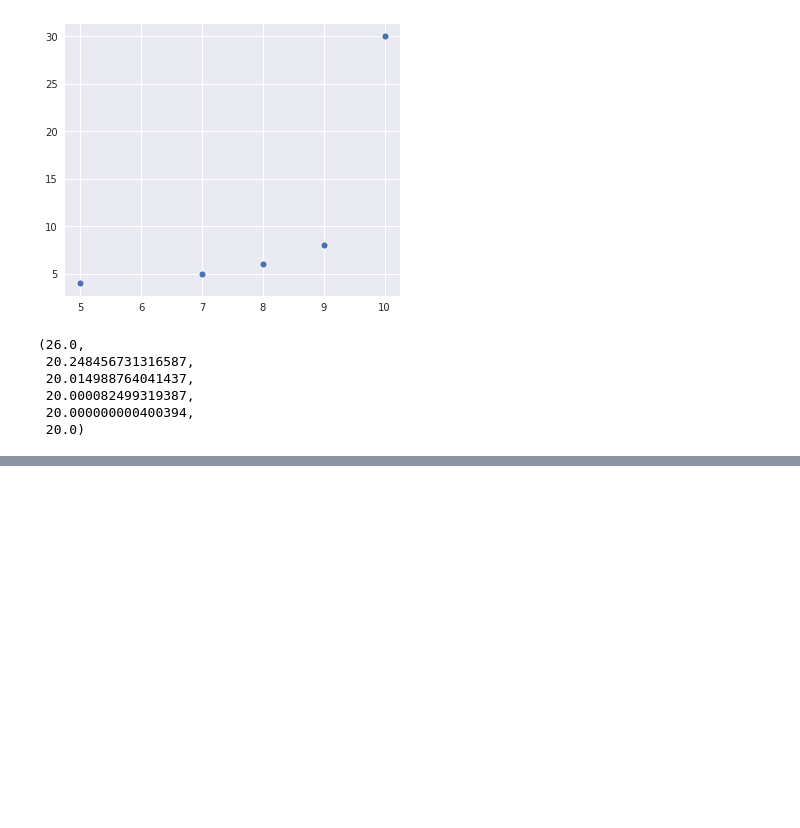
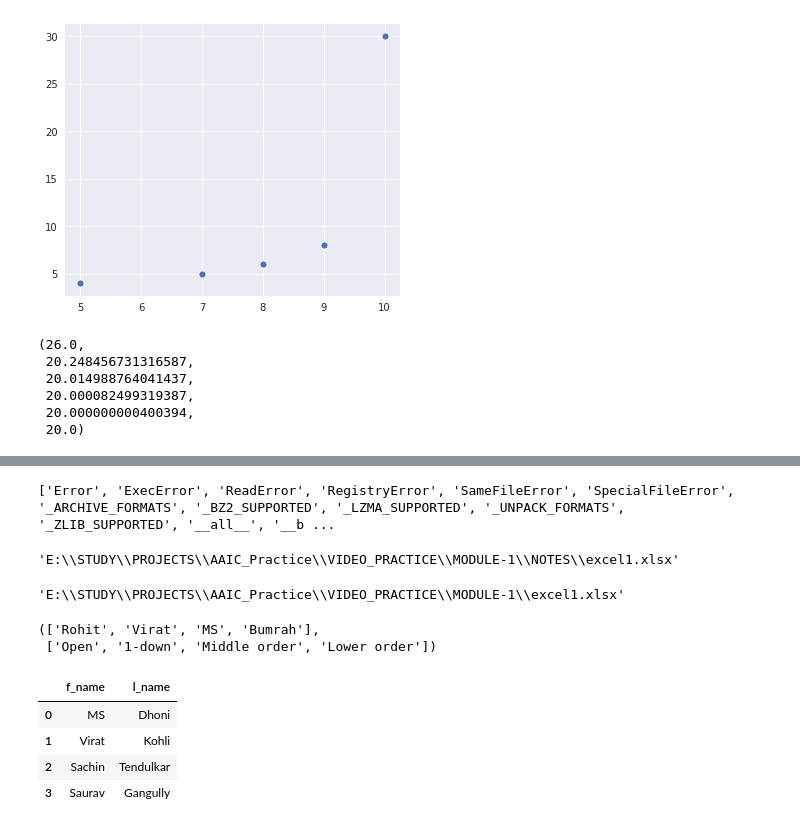
Before and after one commit to raj-shr-git/AAIC_Practice, a Jupyter notebook: VIDEO_PRACTICE/MODULE-1/M2_Sec1_EDA.ipynb, the cells around one changed output, grey strips where cells are left out. Drawn from its saved outputs; the diff is of its cells as text; code cells hidden in the pictures; blank space fills up the shorter version.

Commit message:
Day-14 : Module-2 : Till Section 3.5

```diff
--- a/VIDEO_PRACTICE/MODULE-1/M2_Sec1_EDA.ipynb
+++ b/VIDEO_PRACTICE/MODULE-1/M2_Sec1_EDA.ipynb
@@ -174,0 +195,3 @@ mkd(P,Q,1),mkd(P,Q,2),mkd(P,Q,3),mkd(P,Q,5),mkd(P,Q,10),mkd(P,Q,50)
+# %%
+players = {'f_name':['MS','Virat','Sachin','Saurav'],
+           'l_name':['Dhoni','Kohli','Tendulkar','Gangully']}
@@ -174,0 +369,27 @@ mkd(P,Q,1),mkd(P,Q,2),mkd(P,Q,3),mkd(P,Q,5),mkd(P,Q,10),mkd(P,Q,50)
+# %%
+print(dir(shutil))
+# %% [output]
+['Error', 'ExecError', 'ReadError', 'RegistryError', 'SameFileError', 'SpecialFileError', '_ARCHIVE_FORMATS', '_BZ2_SUPPORTED', '_LZMA_SUPPORTED', '_UNPACK_FORMATS', '_ZLIB_SUPPORTED', '__all__', '__b ...
+# %%
+shutil.move('excel1.xlsx',str(os.getcwd()+'\\NOTES'))
+# %% [output]
+'E:\\STUDY\\PROJECTS\\AAIC_Practice\\VIDEO_PRACTICE\\MODULE-1\\NOTES\\excel1.xlsx'
+# %%
+shutil.move(os.getcwd()+'\\NOTES\\excel1.xlsx',os.getcwd())
+# %% [output]
+'E:\\STUDY\\PROJECTS\\AAIC_Practice\\VIDEO_PRACTICE\\MODULE-1\\excel1.xlsx'
+# %%
+player_name, player_order
+# %% [output]
+(['Rohit', 'Virat', 'MS', 'Bumrah'],
+ ['Open', '1-down', 'Middle order', 'Lower order'])
+# %%
+players_df = pd.DataFrame(players)
+# %%
+players_df
+# %% [output]
+|  | f_name | l_name |
+| 0 | MS | Dhoni |
+| 1 | Virat | Kohli |
+| 2 | Sachin | Tendulkar |
+| 3 | Saurav | Gangully |
```
Also changed, not shown: parts of 36 cells of this notebook.
